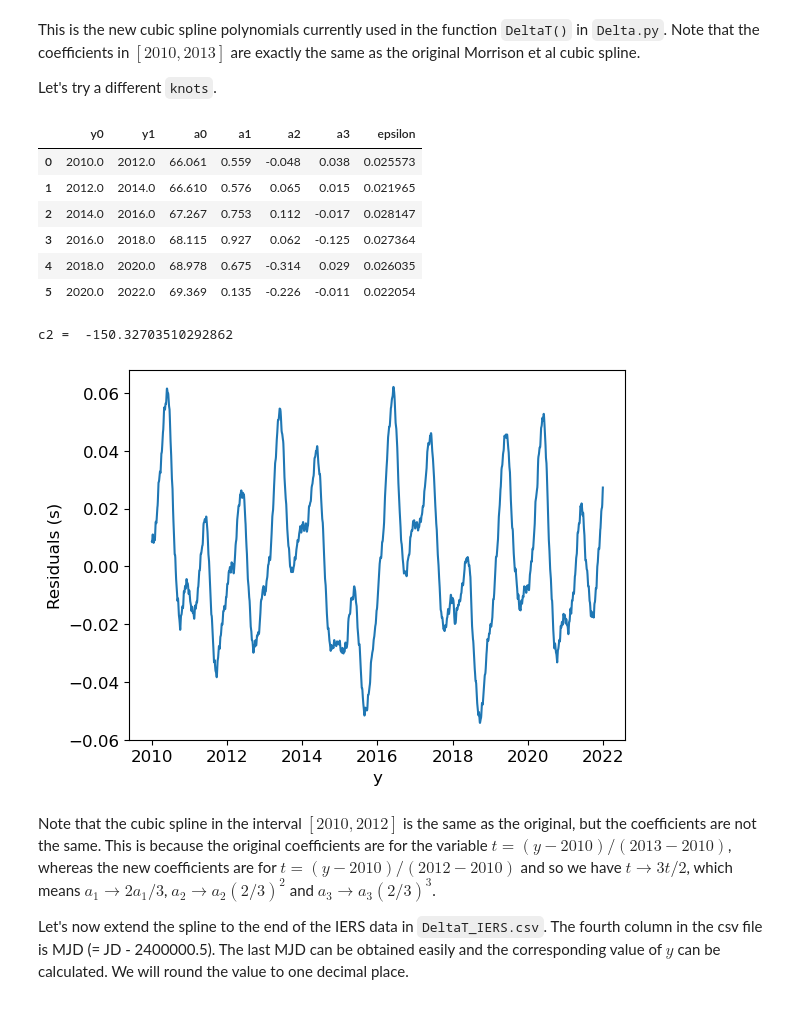
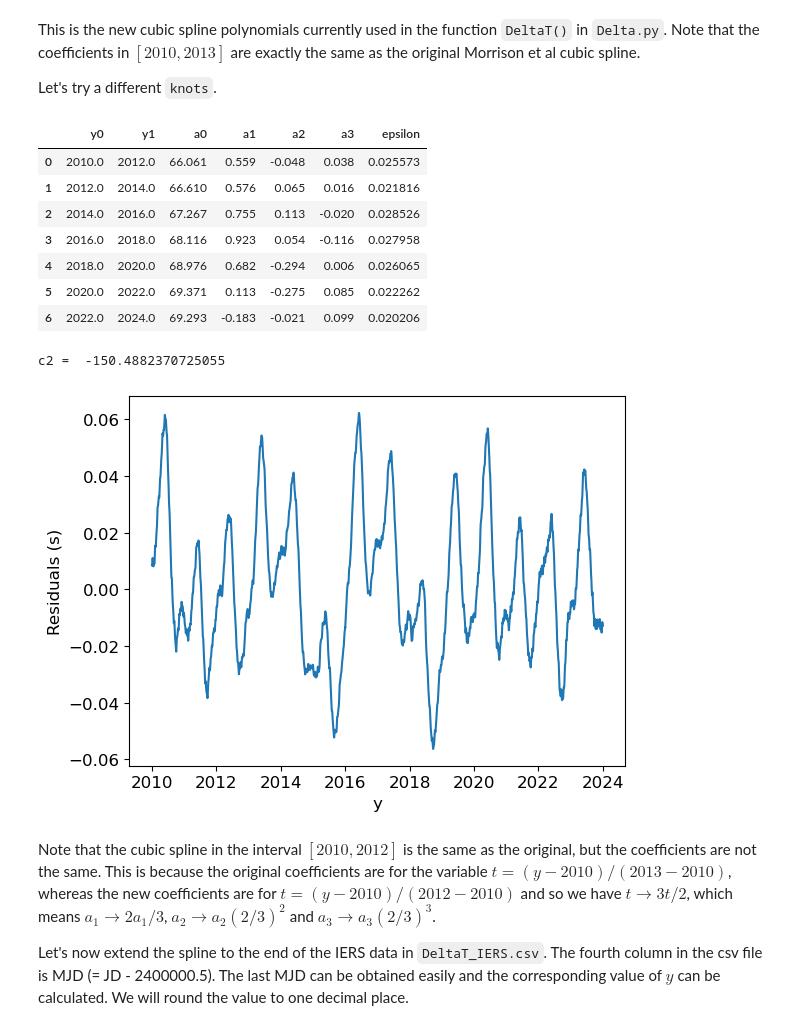
Before and after one commit to ytliu0/DeltaT, a Jupyter notebook: DeltaT_examples.ipynb, the cells around one changed output. Cells and saved outputs as stored; diff of their text form; code cells hidden in the pictures.

```diff
--- a/DeltaT_examples.ipynb
+++ b/DeltaT_examples.ipynb
@@ -149,6 +149,6 @@ The `extend_Morrison_etal_cubic_spline()` function will return a tuple containin
 
 The following shows a few examples of using the function.
 # %%
-knots = np.arange(2013, 2024, 3)
+knots = np.arange(2013, 2025.1, 3)
 print(knots)
 # %% [output]
@@ -180,18 +181,19 @@ This is the new cubic spline polynomials currently used in the function `DeltaT(
 
 Let's try a different `knots`.
 # %%
-knots = np.arange(2012, 2024, 2)
+knots = np.arange(2012, 2025.1, 2)
 fit_and_display_result(knots)
 # %% [output]
 |  | y0 | y1 | a0 | a1 | a2 | a3 | epsilon |
 | 0 | 2010.0 | 2012.0 | 66.061 | 0.559 | -0.048 | 0.038 | 0.025573 |
-| 1 | 2012.0 | 2014.0 | 66.610 | 0.576 | 0.065 | 0.015 | 0.021965 |
-| 2 | 2014.0 | 2016.0 | 67.267 | 0.753 | 0.112 | -0.017 | 0.028147 |
-| 3 | 2016.0 | 2018.0 | 68.115 | 0.927 | 0.062 | -0.125 | 0.027364 |
-| 4 | 2018.0 | 2020.0 | 68.978 | 0.675 | -0.314 | 0.029 | 0.026035 |
-| 5 | 2020.0 | 2022.0 | 69.369 | 0.135 | -0.226 | -0.011 | 0.022054 |
+| 1 | 2012.0 | 2014.0 | 66.610 | 0.576 | 0.065 | 0.016 | 0.021816 |
+| 2 | 2014.0 | 2016.0 | 67.267 | 0.755 | 0.113 | -0.020 | 0.028526 |
+| 3 | 2016.0 | 2018.0 | 68.116 | 0.923 | 0.054 | -0.116 | 0.027958 |
+| 4 | 2018.0 | 2020.0 | 68.976 | 0.682 | -0.294 | 0.006 | 0.026065 |
+| 5 | 2020.0 | 2022.0 | 69.371 | 0.113 | -0.275 | 0.085 | 0.022262 |
+| 6 | 2022.0 | 2024.0 | 69.293 | -0.183 | -0.021 | 0.099 | 0.020206 |
-c2 =  -150.32703510292862
+c2 =  -150.4882370725055
-[figure, old version]
+[figure, new version]
 # %% [markdown]
 Note that the cubic spline in the interval $[2010, 2012]$ is the same as the original, but the coefficients are not the same. This is because the original coefficients are for the variable $t = (y-2010)/(2013-2010)$, whereas the new coefficients are for $t = (y-2010)/(2012-2010)$ and so we have $t \rightarrow 3t/2$, which means $a_1 \rightarrow 2a_1/3$, $a_2 \rightarrow a_2 (2/3)^2 $ and $a_3 \rightarrow a_3 (2/3)^3$.
 
```
Also changed, not shown: parts of 11 cells of this notebook, 3 other files.
